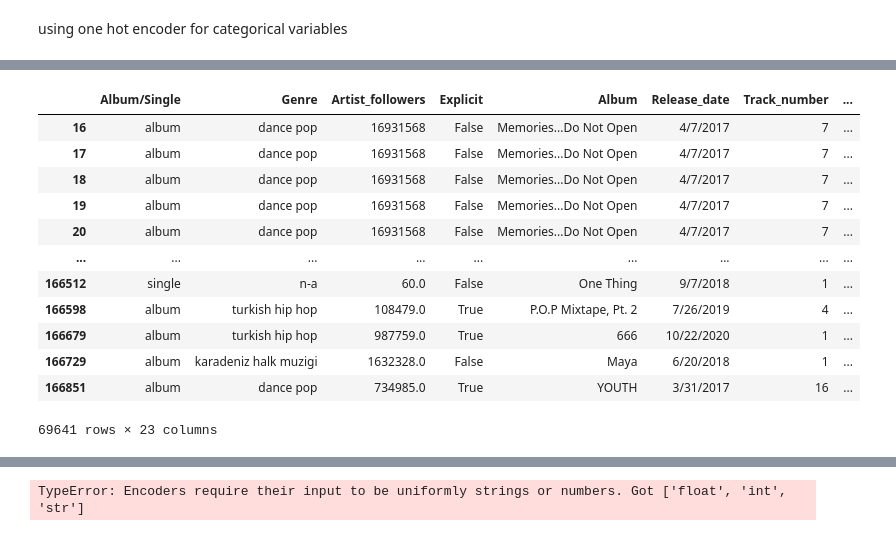
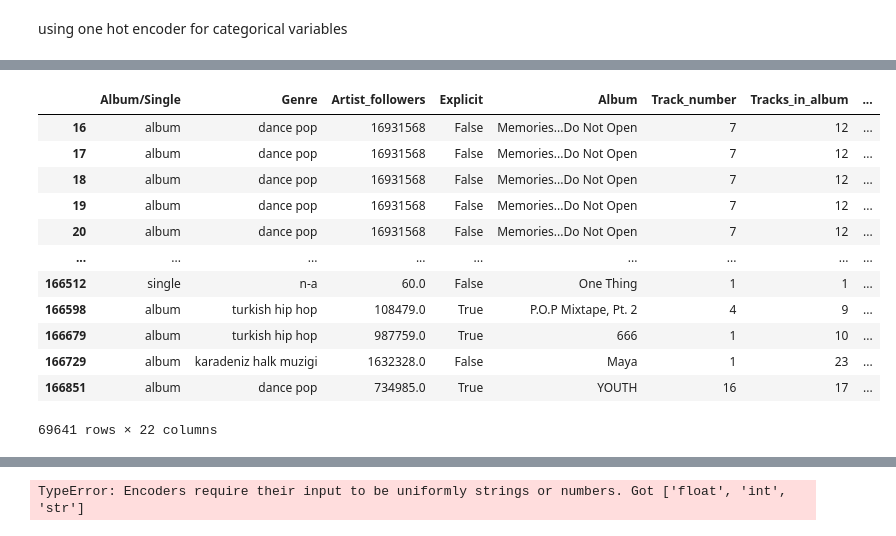
Before and after one commit to AndrewRBader/CU-Fintech_Project-2, a Jupyter notebook: Andrew/data-prep-work_new.ipynb, the cells around one changed output, grey strips where cells are left out. Saved outputs shown, nothing was run; the diff lists cells and outputs as text; code cells hidden in the pictures.

```diff
--- a/Andrew/data-prep-work_new.ipynb
+++ b/Andrew/data-prep-work_new.ipynb
@@ -215,19 +218,21 @@ categorical_variables
  'time_signature',
  'Genre_new',
  'LDA_Topic']
-# %%
-spotify_features_df[categorical_variables]
-# %% [output]
-|  | Album/Single | Genre | Artist_followers | Explicit | Album | Release_date | Track_number | ... |
-| 16 | album | dance pop | 16931568 | False | Memories...Do Not Open | 4/7/2017 | 7 | ... |
-| 17 | album | dance pop | 16931568 | False | Memories...Do Not Open | 4/7/2017 | 7 | ... |
-| 18 | album | dance pop | 16931568 | False | Memories...Do Not Open | 4/7/2017 | 7 | ... |
-| 19 | album | dance pop | 16931568 | False | Memories...Do Not Open | 4/7/2017 | 7 | ... |
-| 20 | album | dance pop | 16931568 | False | Memories...Do Not Open | 4/7/2017 | 7 | ... |
-| ... | ... | ... | ... | ... | ... | ... | ... | ... |
-| 166512 | single | n-a | 60.0 | False | One Thing | 9/7/2018 | 1 | ... |
-| 166598 | album | turkish hip hop | 108479.0 | True | P.O.P Mixtape, Pt. 2 | 7/26/2019 | 4 | ... |
-| 166679 | album | turkish hip hop | 987759.0 | True | 666 | 10/22/2020 | 1 | ... |
-| 166729 | album | karadeniz halk muzigi | 1632328.0 | False | Maya | 6/20/2018 | 1 | ... |
-| 166851 | album | dance pop | 734985.0 | True | YOUTH | 3/31/2017 | 16 | ... |
-69641 rows × 23 columns
+# %%
+categorical_variable_df = spotify_features_df[categorical_variables]
+
+categorical_variable_df
+# %% [output]
+|  | Album/Single | Genre | Artist_followers | Explicit | Album | Track_number | Tracks_in_album | ... |
+| 16 | album | dance pop | 16931568 | False | Memories...Do Not Open | 7 | 12 | ... |
+| 17 | album | dance pop | 16931568 | False | Memories...Do Not Open | 7 | 12 | ... |
+| 18 | album | dance pop | 16931568 | False | Memories...Do Not Open | 7 | 12 | ... |
+| 19 | album | dance pop | 16931568 | False | Memories...Do Not Open | 7 | 12 | ... |
+| 20 | album | dance pop | 16931568 | False | Memories...Do Not Open | 7 | 12 | ... |
+| ... | ... | ... | ... | ... | ... | ... | ... | ... |
+| 166512 | single | n-a | 60.0 | False | One Thing | 1 | 1 | ... |
+| 166598 | album | turkish hip hop | 108479.0 | True | P.O.P Mixtape, Pt. 2 | 4 | 9 | ... |
+| 166679 | album | turkish hip hop | 987759.0 | True | 666 | 1 | 10 | ... |
+| 166729 | album | karadeniz halk muzigi | 1632328.0 | False | Maya | 1 | 23 | ... |
+| 166851 | album | dance pop | 734985.0 | True | YOUTH | 16 | 17 | ... |
+69641 rows × 22 columns
```
Also changed, not shown: parts of 4 cells of this notebook.
